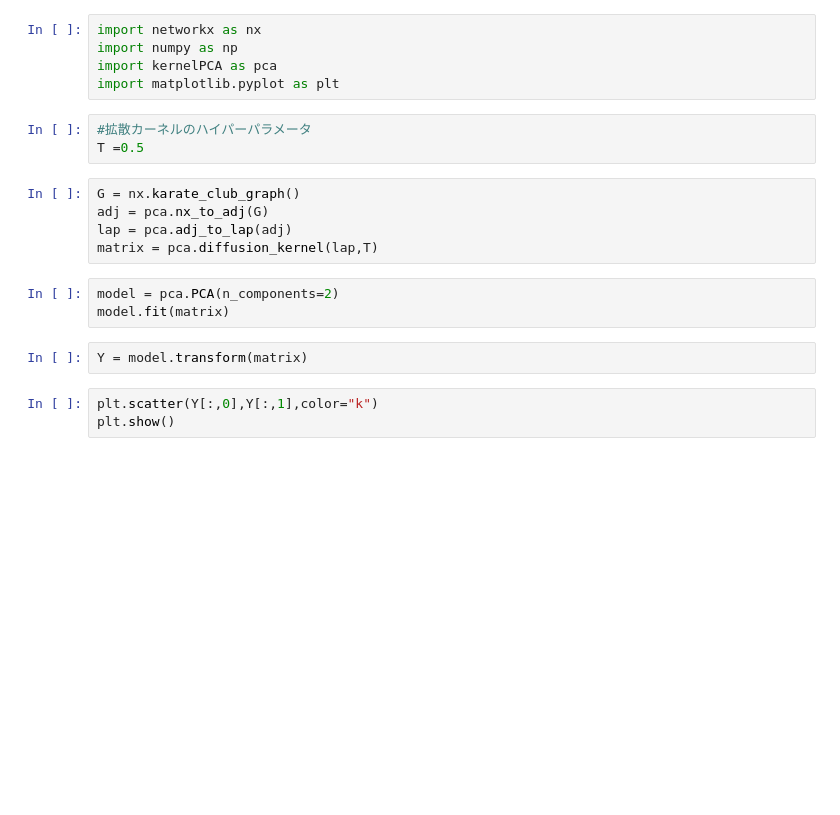
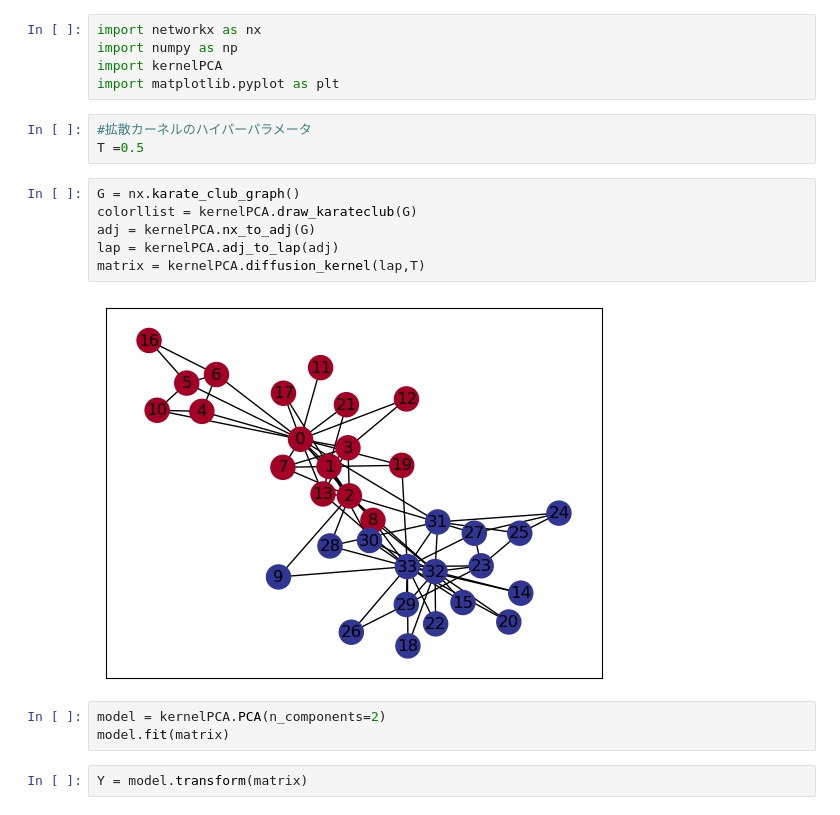
Before and after one commit to taira-no-saurusu/KernelPCA, a Jupyter notebook: karate.ipynb, the cells around one changed output. Cells and saved outputs as stored; diff of their text form; blank space fills up the shorter version.

```diff
--- a/karate.ipynb
+++ b/karate.ipynb
@@ -1,21 +1,21 @@
 # %%
 import networkx as nx
 import numpy as np
-import kernelPCA as pca
+import kernelPCA
 import matplotlib.pyplot as plt
 # %%
 #拡散カーネルのハイパーパラメータ
 T =0.5
 # %%
 G = nx.karate_club_graph()
-adj = pca.nx_to_adj(G)
-lap = pca.adj_to_lap(adj)
-matrix = pca.diffusion_kernel(lap,T)
+colorllist = kernelPCA.draw_karateclub(G)
+adj = kernelPCA.nx_to_adj(G)
+lap = kernelPCA.adj_to_lap(adj)
+matrix = kernelPCA.diffusion_kernel(lap,T)
+# %% [output]
+[figure, added]
 # %%
-model = pca.PCA(n_components=2)
+model = kernelPCA.PCA(n_components=2)
 model.fit(matrix)
 # %%
 Y = model.transform(matrix)
-# %%
-plt.scatter(Y[:,0],Y[:,1],color="k")
-plt.show()
```
Also changed, not shown: parts of 2 cells of this notebook, 2 other files.
